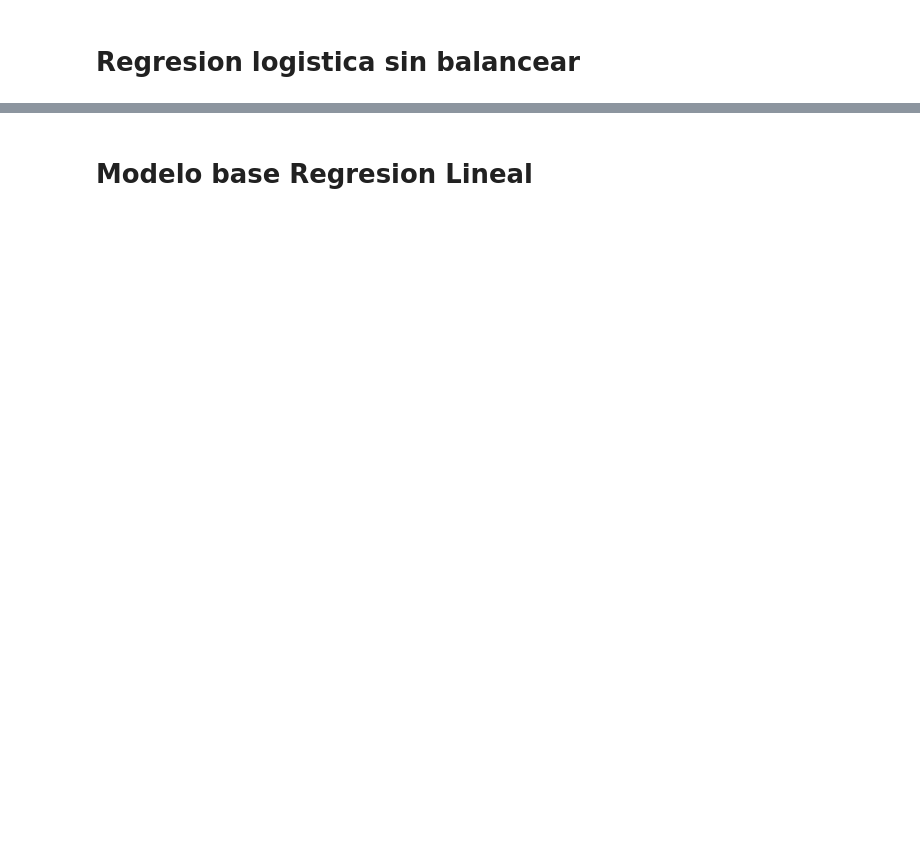
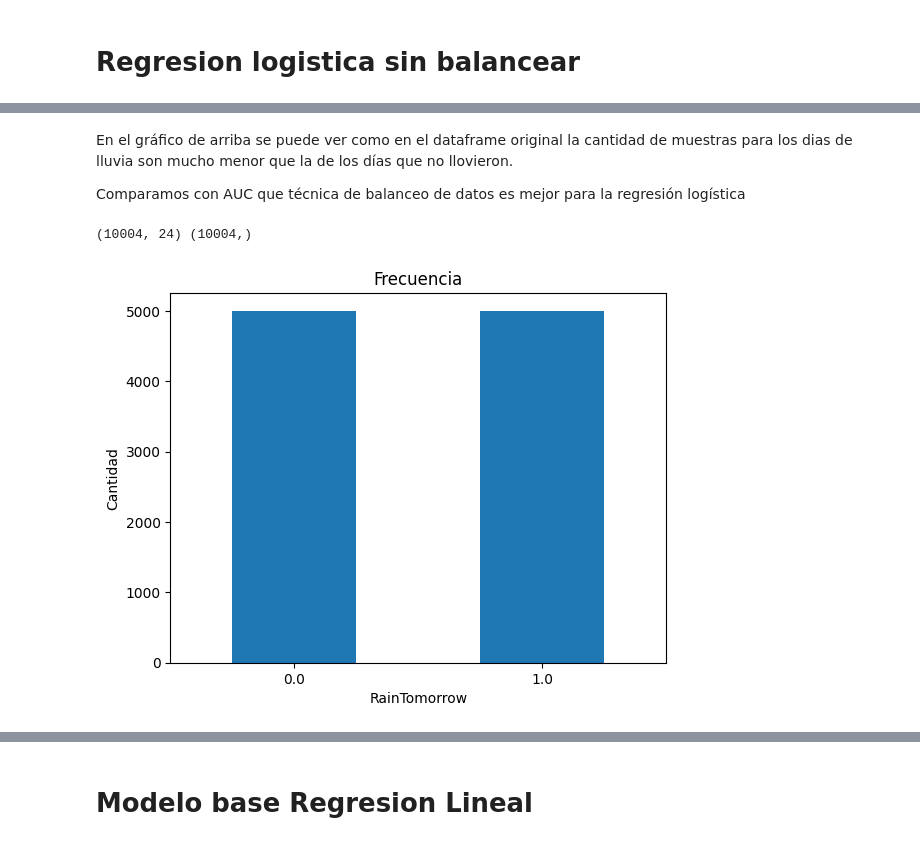
Before and after one commit to itssofiarce/AA1-TUIA-Petetta-Arce, a Jupyter notebook: TP_integrador_AA1_Petetta_Arce.ipynb, the cells around one changed output, grey strips where cells are left out. Drawn from its saved outputs; the diff is of its cells as text; code cells hidden in the pictures; blank space fills up the shorter version.

Commit message:
agrego: cv y analisis de los datos

```diff
--- a/TP_integrador_AA1_Petetta_Arce.ipynb
+++ b/TP_integrador_AA1_Petetta_Arce.ipynb
@@ -204,7 +298,7 @@ class Standarizer(BaseEstimator, TransformerMixin):
       return self
   def transform(self, X):
     # Exclusión de variables booleanas y RainfallTmorrow porque no serán estandarizaradas
-    exc_c = ['RainToday']#,'RainTomorrow' ,'Canberra','Cobar', 'Dartmoor', 'Melbourne', 'MelbourneAirport', 'MountGambier', 'Sydney', 'SydneyAirport']
+    exc_c = ['RainToday', 'RainTomorrow', 'RainfallTomorrow']#, ,'Canberra','Cobar', 'Dartmoor', 'Melbourne', 'MelbourneAirport', 'MountGambier', 'Sydney', 'SydneyAirport']
 
     # Estandarización
     df_sub = X[[col for col in X.columns if col not in exc_c]]
@@ -372,5 +466,5 @@ class RLValDropper(BaseEstimator, TransformerMixin):
   def fit (self, X, y=None):
     return self
   def transform(self, X):
-    X.dropna(subset=['RainToday', 'RainTomorrow'], inplace=True)
+    X.dropna(subset=['RainTomorrow'], inplace=True)
     return X
@@ -560,3 +723,7 @@ plot_balance(df_train)
+# %% [markdown]
+En el gráfico de arriba se puede ver como en el dataframe original la cantidad de muestras para los dias de lluvia son mucho menor que la de los días que no llovieron.
+
+Comparamos con AUC que técnica de balanceo de datos es mejor para la regresión logística
 # %%
 # Separación de variables explicativas y variables objetivo
 X_train_balance = df_train.drop(['RainTomorrow'], axis=1).copy()
@@ -564,3 +731,14 @@ y_train_balance = df_train['RainTomorrow'].copy()
 
 X_test_balance = df_test.drop(['RainTomorrow'], axis=1).copy()
 y_test_balance = df_test['RainTomorrow'].copy()
+# %%
+rus = RandomUnderSampler(random_state=0)
+X_train_rus, y_train_rus = rus.fit_resample(X_train_balance, y_train_balance)
+# %%
+df_rus = pd.DataFrame(X_train_rus, columns=X_train_balance.columns)
+df_rus['RainTomorrow'] = y_train_rus
+# %%
+plot_balance(df_rus)
+# %% [output]
+(10004, 24) (10004,)
+[figure, added]
```
Also changed, not shown: parts of 103 cells of this notebook.
